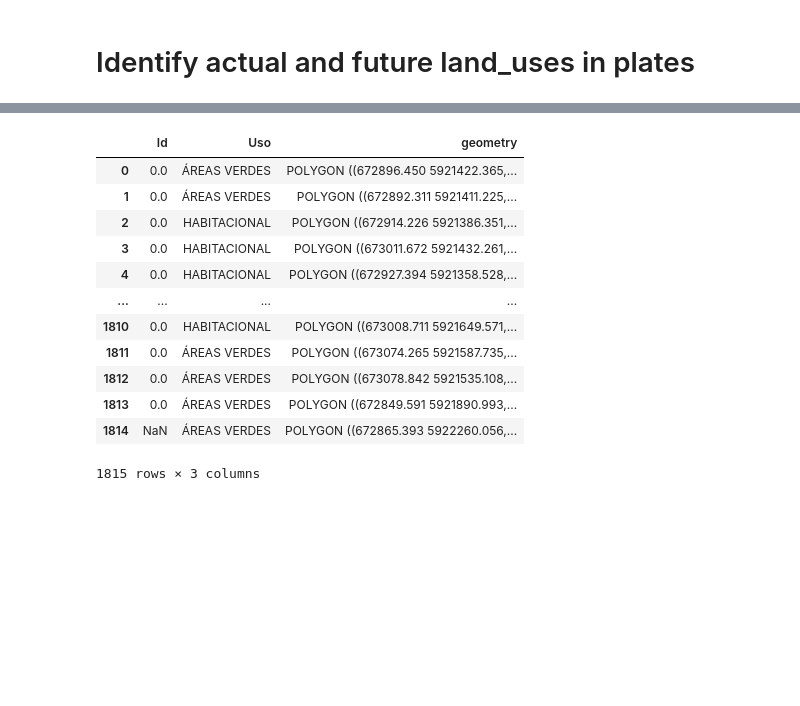
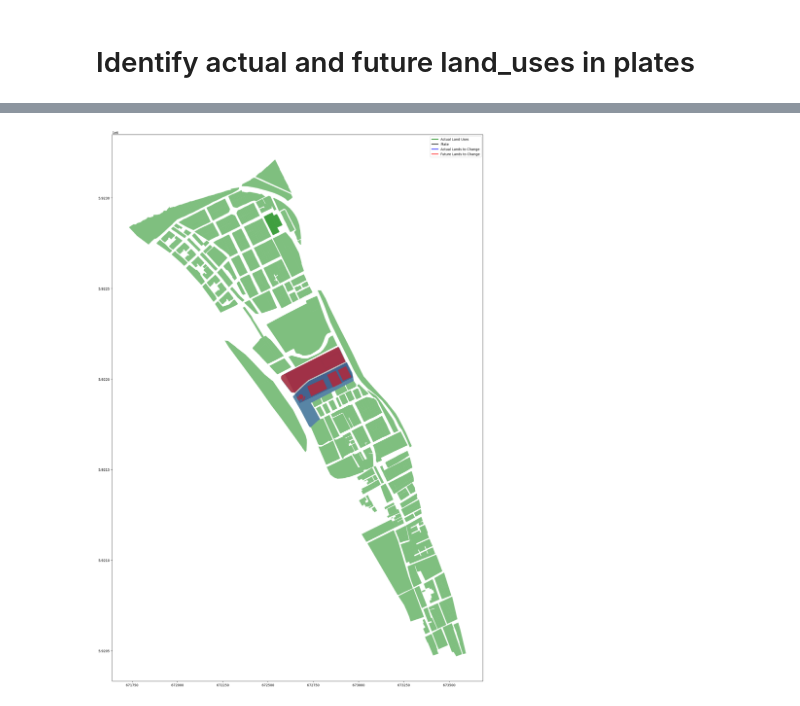
Before and after one commit to diegoalrv/clbb-io, a Jupyter notebook: notebooks/land_uses.ipynb, the cells around one changed output, grey strips where cells are left out. Drawn from its saved outputs; the diff is of its cells as text; code cells hidden in the pictures; blank space fills up the shorter version.

Commit message:
start processing green areas

```diff
--- a/notebooks/land_uses.ipynb
+++ b/notebooks/land_uses.ipynb
@@ -69,5 +64,7 @@ print(diversity_indicator)
 # %% [markdown]
 # Identify actual and future land_uses in plates
 # %%
-future_land_uses = gpd.read_file('/app/assets/land_uses/future')
+land_uses_cols = ['Uso', 'geometry']
+future_land_uses = gpd.read_file('/app/assets/land_uses/future')[land_uses_cols]
+actual_land_uses = gpd.read_file('/app/assets/land_uses/actual')[land_uses_cols]
 # %%
@@ -76,4 +72,4 @@ n_plate = '6'
 plate = gpd.read_file(f'/app/assets/plates/{n_plate}').to_crs(default_crs)
 # %%
-# lands_to_change = gpd.sjoin(gdf, plate, how='inner')
-lands_to_change = gpd.sjoin(future_land_uses, plate, how='inner')
+actual_lands_to_change = gpd.sjoin(actual_land_uses, plate, how='inner')
+future_lands_to_change = gpd.sjoin(future_land_uses, plate, how='inner')
@@ -90,16 +76,30 @@ lands_to_change.plot(ax=ax, color='green', alpha=0.5)
-# %%
-future_land_uses
-# %% [output]
-|  | Id | Uso | geometry |
-| 0 | 0.0 | ÁREAS VERDES | POLYGON ((672896.450 5921422.365,... |
-| 1 | 0.0 | ÁREAS VERDES | POLYGON ((672892.311 5921411.225,... |
-| 2 | 0.0 | HABITACIONAL | POLYGON ((672914.226 5921386.351,... |
-| 3 | 0.0 | HABITACIONAL | POLYGON ((673011.672 5921432.261,... |
-| 4 | 0.0 | HABITACIONAL | POLYGON ((672927.394 5921358.528,... |
-| ... | ... | ... | ... |
-| 1810 | 0.0 | HABITACIONAL | POLYGON ((673008.711 5921649.571,... |
-| 1811 | 0.0 | ÁREAS VERDES | POLYGON ((673074.265 5921587.735,... |
-| 1812 | 0.0 | ÁREAS VERDES | POLYGON ((673078.842 5921535.108,... |
-| 1813 | 0.0 | ÁREAS VERDES | POLYGON ((672849.591 5921890.993,... |
-| 1814 | NaN | ÁREAS VERDES | POLYGON ((672865.393 5922260.056,... |
-1815 rows × 3 columns
+# %%
+import matplotlib.pyplot as plt
+from matplotlib.lines import Line2D
+
+# Crear la figura y los ejes
+fig, ax = plt.subplots(figsize=(30, 30))
+
+# Dibujar el objeto actual_land_uses con un nuevo color
+actual_land_uses_plot = actual_land_uses.plot(ax=ax, color='green', alpha=0.5, label='Actual Land Uses')
+
+# Dibujar los gráficos
+plate_plot = plate.plot(ax=ax, color='black', alpha=0.25)
+actual_lands_plot = actual_lands_to_change.plot(ax=ax, color='blue', alpha=0.3)
+future_lands_plot = future_lands_to_change.plot(ax=ax, color='red', alpha=0.5)
+
+# Crear objetos Line2D con etiquetas
+legend_elements = [
+    Line2D([0], [0], color='green', lw=2, label='Actual Land Uses'),
+    Line2D([0], [0], color='black', lw=2, label='Plate'),
+    Line2D([0], [0], color='blue', lw=2, label='Actual Lands to Change'),
+    Line2D([0], [0], color='red', lw=2, label='Future Lands to Change'),
+]
+
+# Agregar la leyenda
+ax.legend(handles=legend_elements, loc='upper right')
+
+# Mostrar el gráfico
+plt.show()
+# %% [output]
+[figure, added]
```
Also changed, not shown: parts of 7 cells of this notebook, 7 other files.
